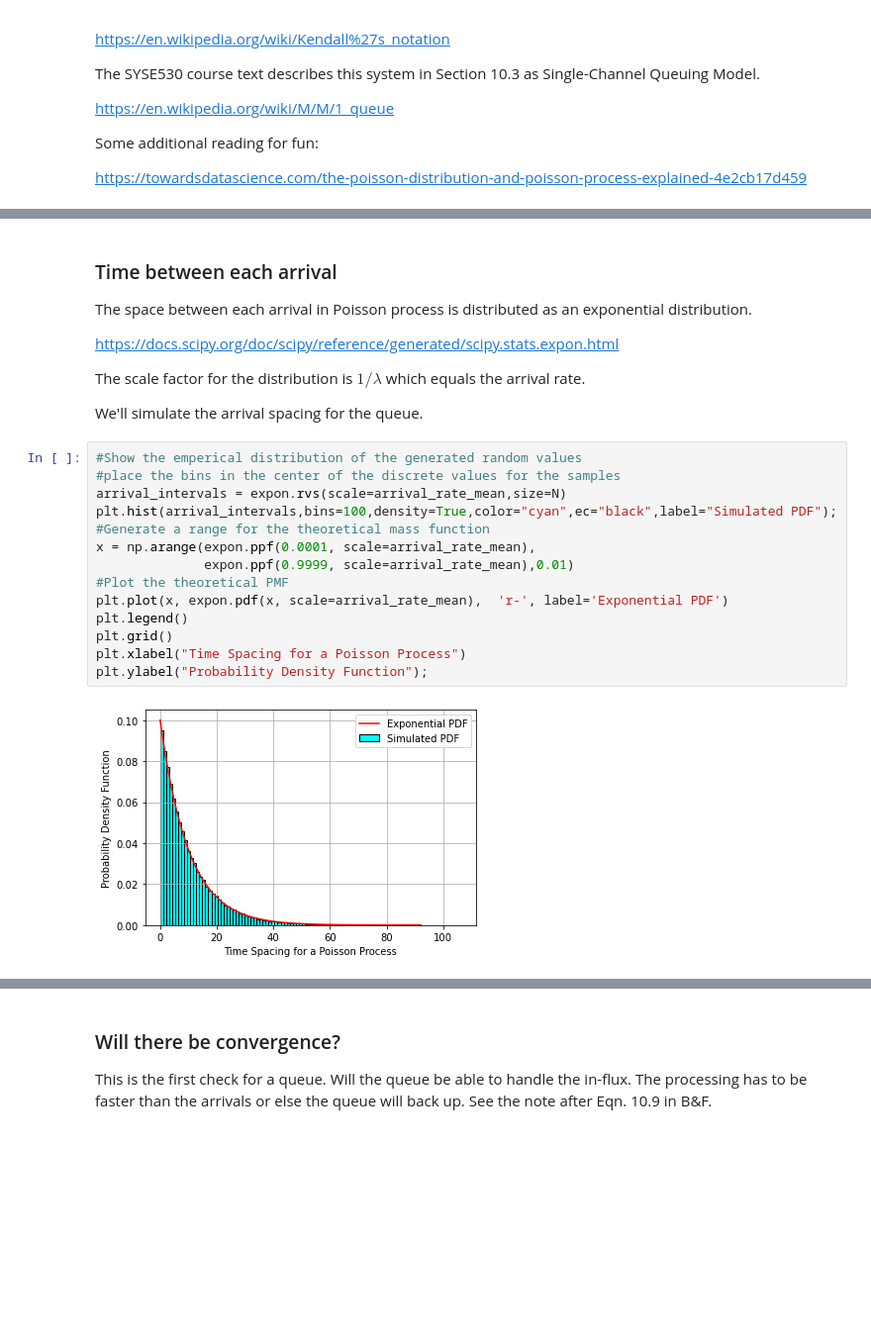
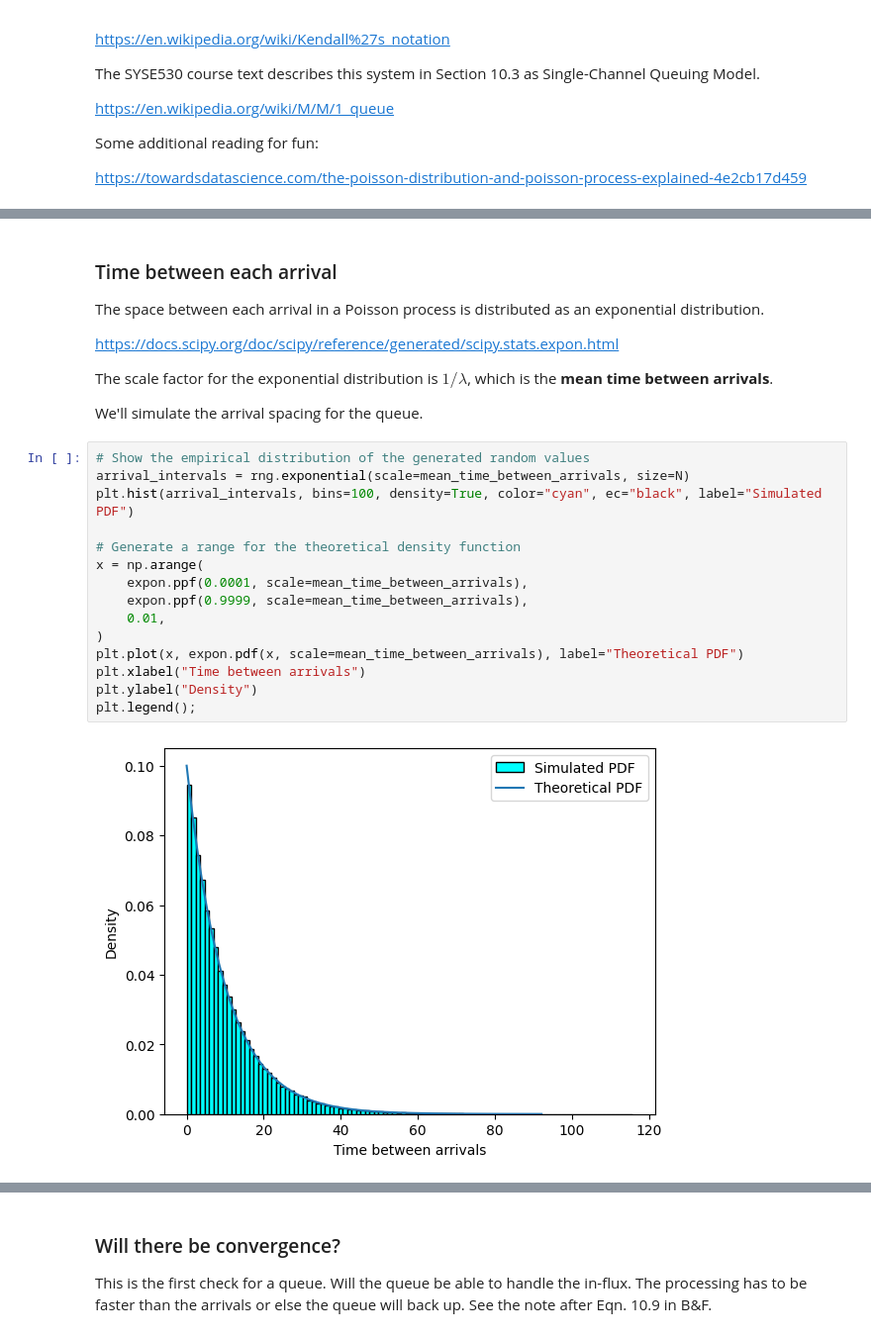
Before and after one commit to Dr-Daily/SystemsEngineering, a Jupyter notebook: Single Channel Queuing Example.ipynb, the cells around one changed output, grey strips where cells are left out. Shown at 99% size. Drawn from its saved outputs; the diff is of its cells as text; blank space fills up the shorter version.

```diff
--- a/Single Channel Queuing Example.ipynb
+++ b/Single Channel Queuing Example.ipynb
@@ -79,27 +79,28 @@ arrival_counts.mean()
 # %% [markdown]
 ### Time between each arrival
-The space between each arrival in Poisson process is distributed as an exponential distribution.
+The space between each arrival in a Poisson process is distributed as an exponential distribution.
 
 https://docs.scipy.org/doc/scipy/reference/generated/scipy.stats.expon.html
 
-The scale factor for the distribution is $1/\lambda $ which equals the arrival rate.
+The scale factor for the exponential distribution is $1/\lambda$, which is the **mean time between arrivals**.
 
 We'll simulate the arrival spacing for the queue.
 # %%
-#Show the emperical distribution of the generated random values
-#place the bins in the center of the discrete values for the samples
-arrival_intervals = expon.rvs(scale=arrival_rate_mean,size=N)
-plt.hist(arrival_intervals,bins=100,density=True,color="cyan",ec="black",label="Simulated PDF");
-#Generate a range for the theoretical mass function
-x = np.arange(expon.ppf(0.0001, scale=arrival_rate_mean),
-              expon.ppf(0.9999, scale=arrival_rate_mean),0.01)
-#Plot the theoretical PMF
-plt.plot(x, expon.pdf(x, scale=arrival_rate_mean),  'r-', label='Exponential PDF')
-plt.legend()
-plt.grid()
-plt.xlabel("Time Spacing for a Poisson Process")
-plt.ylabel("Probability Density Function");
+# Show the empirical distribution of the generated random values
+arrival_intervals = rng.exponential(scale=mean_time_between_arrivals, size=N)
+plt.hist(arrival_intervals, bins=100, density=True, color="cyan", ec="black", label="Simulated PDF")
+
+# Generate a range for the theoretical density function
+x = np.arange(
+    expon.ppf(0.0001, scale=mean_time_between_arrivals),
+    expon.ppf(0.9999, scale=mean_time_between_arrivals),
+    0.01,
+)
+plt.plot(x, expon.pdf(x, scale=mean_time_between_arrivals), label="Theoretical PDF")
+plt.xlabel("Time between arrivals")
+plt.ylabel("Density")
+plt.legend();
 # %% [output]
-[figure, old version]
+[figure, new version]
 # %%
 # Determine theoretical moments for the distribution
```
Also changed, not shown: parts of 41 cells of this notebook, 12 other files.
